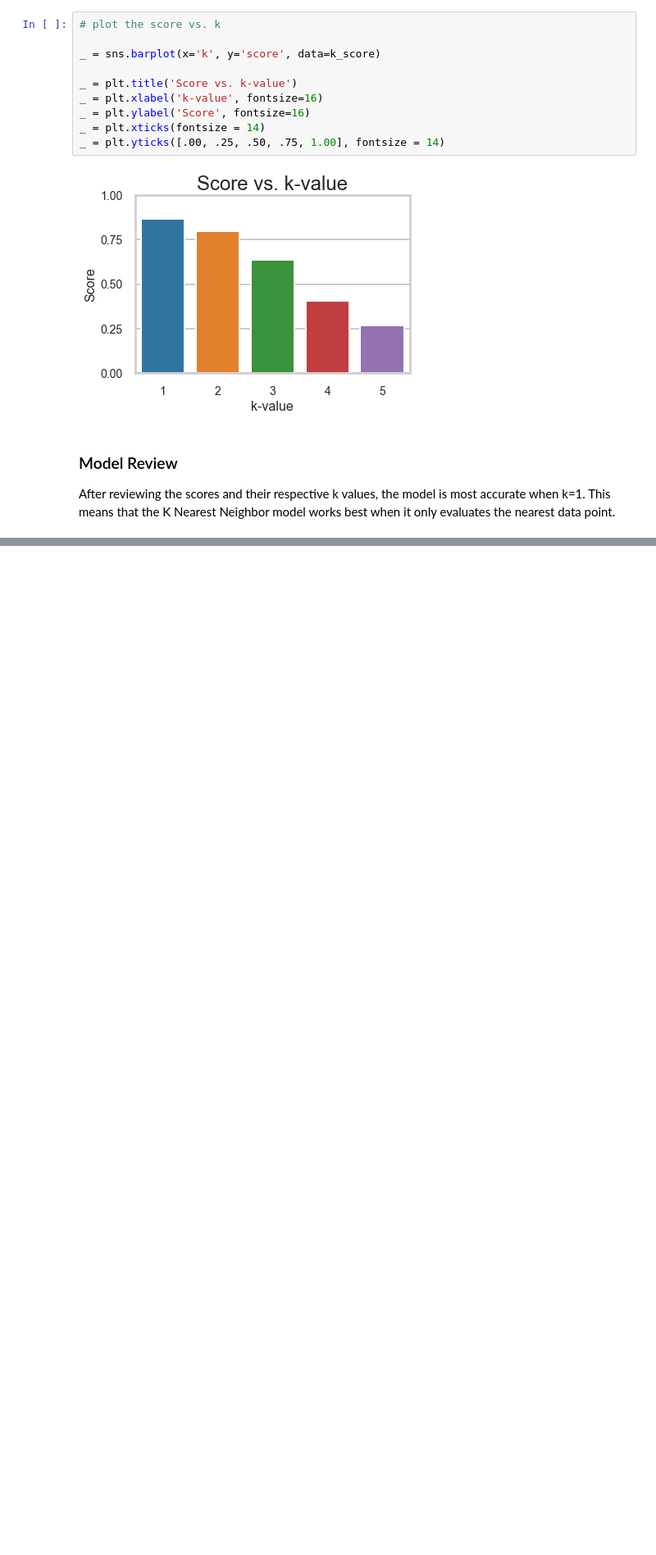
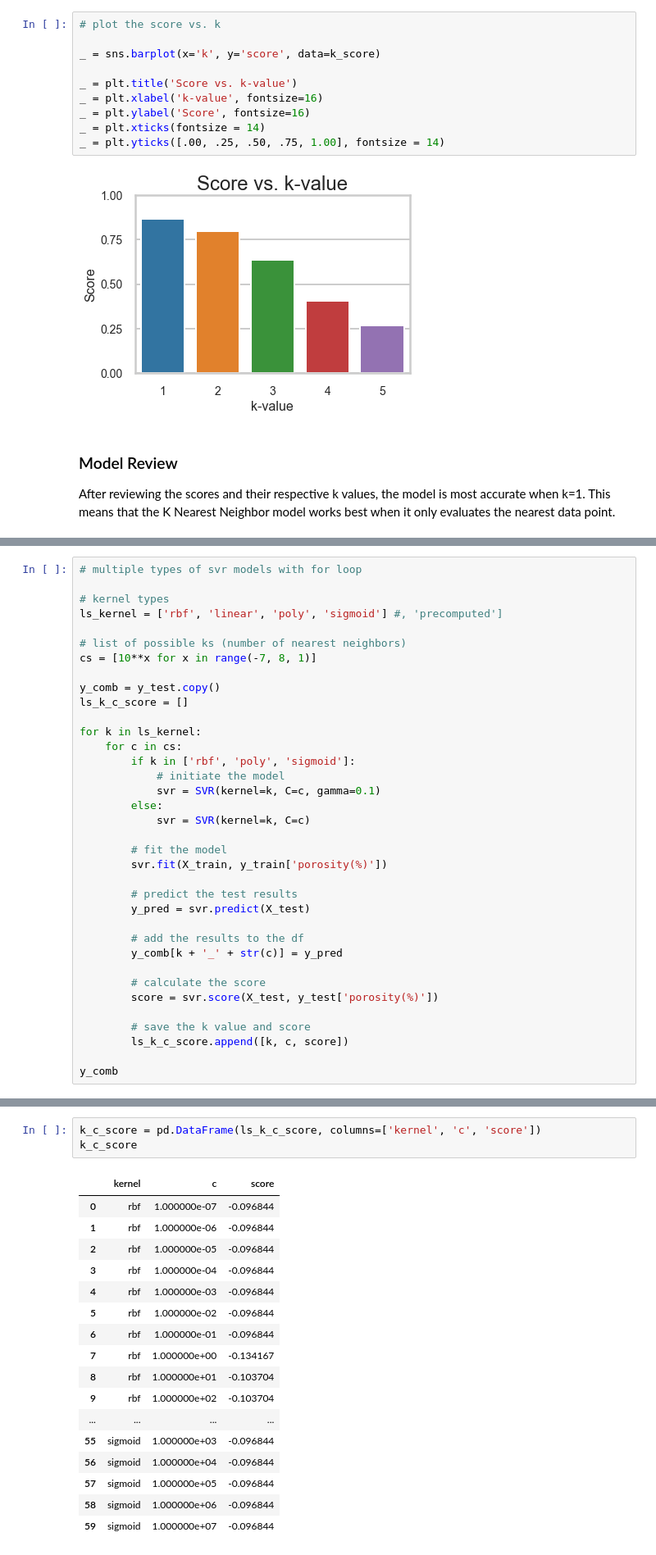
Before and after one commit to milesin3d/IncreaseAMYield, a Jupyter notebook: IncreaseAMYield.ipynb, the cells around one changed output, grey strips where cells are left out. Shown at 82% size. Cells and saved outputs as stored; diff of their text form; blank space fills up the shorter version.

```diff
--- a/IncreaseAMYield.ipynb
+++ b/IncreaseAMYield.ipynb
@@ -2634,0 +2649,36 @@ After reviewing the scores and their respective k values, the model is most accu
+# %%
+# multiple types of svr models with for loop
+
+# kernel types
+ls_kernel = ['rbf', 'linear', 'poly', 'sigmoid'] #, 'precomputed']
+
+# list of possible ks (number of nearest neighbors)
+cs = [10**x for x in range(-7, 8, 1)]
+
+y_comb = y_test.copy()
+ls_k_c_score = []
+
+for k in ls_kernel:
+    for c in cs:
+        if k in ['rbf', 'poly', 'sigmoid']:
+            # initiate the model
+            svr = SVR(kernel=k, C=c, gamma=0.1)
+        else:
+            svr = SVR(kernel=k, C=c)
+
+        # fit the model
+        svr.fit(X_train, y_train['porosity(%)'])
+
+        # predict the test results
+        y_pred = svr.predict(X_test)
+
+        # add the results to the df
+        y_comb[k + '_' + str(c)] = y_pred
+
+        # calculate the score
+        score = svr.score(X_test, y_test['porosity(%)'])
+
+        # save the k value and score
+        ls_k_c_score.append([k, c, score])
+
+y_comb
@@ -2634,0 +2692,21 @@ After reviewing the scores and their respective k values, the model is most accu
+# %%
+k_c_score = pd.DataFrame(ls_k_c_score, columns=['kernel', 'c', 'score'])
+k_c_score
+# %% [output]
+|  | kernel | c | score |
+| 0 | rbf | 1.000000e-07 | -0.096844 |
+| 1 | rbf | 1.000000e-06 | -0.096844 |
+| 2 | rbf | 1.000000e-05 | -0.096844 |
+| 3 | rbf | 1.000000e-04 | -0.096844 |
+| 4 | rbf | 1.000000e-03 | -0.096844 |
+| 5 | rbf | 1.000000e-02 | -0.096844 |
+| 6 | rbf | 1.000000e-01 | -0.096844 |
+| 7 | rbf | 1.000000e+00 | -0.134167 |
+| 8 | rbf | 1.000000e+01 | -0.103704 |
+| 9 | rbf | 1.000000e+02 | -0.103704 |
+| ... | ... | ... | ... |
+| 55 | sigmoid | 1.000000e+03 | -0.096844 |
+| 56 | sigmoid | 1.000000e+04 | -0.096844 |
+| 57 | sigmoid | 1.000000e+05 | -0.096844 |
+| 58 | sigmoid | 1.000000e+06 | -0.096844 |
+| 59 | sigmoid | 1.000000e+07 | -0.096844 |
```
Also changed, not shown: parts of 9 cells of this notebook.
